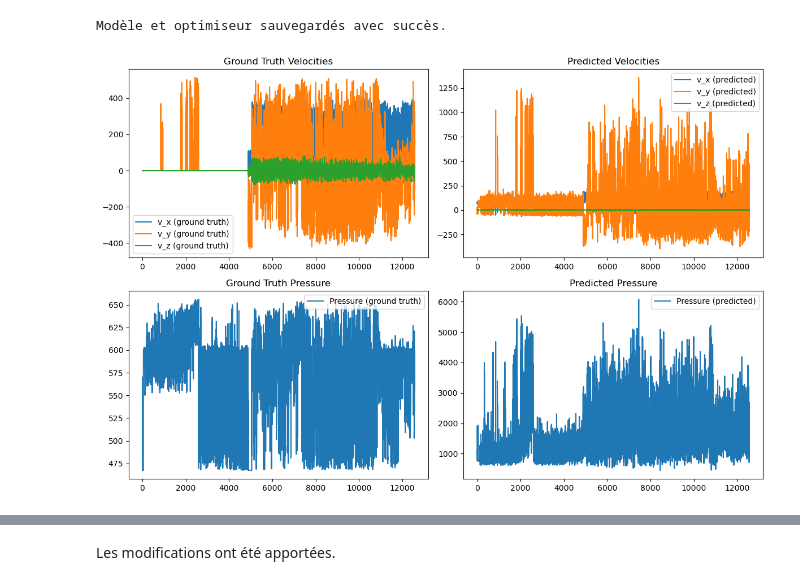
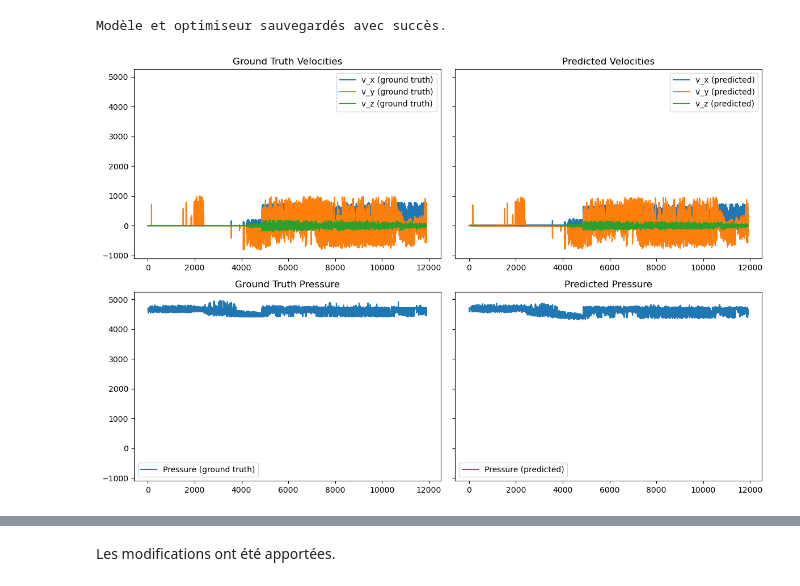
Before and after one commit to zhanquen/DC_flood, a Jupyter notebook: test_moracchini.ipynb, the cells around one changed output, grey strips where cells are left out. Saved outputs shown, nothing was run; the diff lists cells and outputs as text; code cells hidden in the pictures.

```diff
--- a/test_moracchini.ipynb
+++ b/test_moracchini.ipynb
@@ -187,39 +187,38 @@ def visualize_prediction(model, mesh_id, time_step):
 
     model.eval()
     with torch.no_grad():
-        y_pred = model(X_nodes, X_edges, edge_weights)
-
-    fig, axs = plt.subplots(2, 2, figsize=(12, 8))
+        y_pred = model(X_nodes.unsqueeze(0), X_edges, edge_weights).squeeze(0)
+    fig, axs = plt.subplots(2, 2, figsize=(12, 8), sharey=True)
 
     # Ground truth velocities
     axs[0, 0].plot(y[:, 0], label='v_x (ground truth)')
     axs[0, 0].plot(y[:, 1], label='v_y (ground truth)')
     axs[0, 0].plot(y[:, 2], label='v_z (ground truth)')
     axs[0, 0].set_title('Ground Truth Velocities')
     axs[0, 0].legend()
 
     # Predicted velocities
     axs[0, 1].plot(y_pred[:, 0], label='v_x (predicted)')
     axs[0, 1].plot(y_pred[:, 1], label='v_y (predicted)')
     axs[0, 1].plot(y_pred[:, 2], label='v_z (predicted)')
     axs[0, 1].set_title('Predicted Velocities')
     axs[0, 1].legend()
 
     # Ground truth pressure
     axs[1, 0].plot(y[:, 3], label='Pressure (ground truth)')
     axs[1, 0].set_title('Ground Truth Pressure')
     axs[1, 0].legend()
 
     # Predicted pressure
     axs[1, 1].plot(y_pred[:, 3], label='Pressure (predicted)')
     axs[1, 1].set_title('Predicted Pressure')
     axs[1, 1].legend()
 
     plt.tight_layout()
     plt.show()
-
-mesh_id = mesh_ids[0]
-time_step =  0
-visualize_prediction(model, mesh_id, time_step)
+    return y_pred
+mesh_id = mesh_ids[5]
+time_step =  5
+y_pred =visualize_prediction(model, mesh_id, time_step)
 # %% [output]
-[figure, old version]
+[figure, new version]
```
Also changed, not shown: parts of 1 cell of this notebook.
